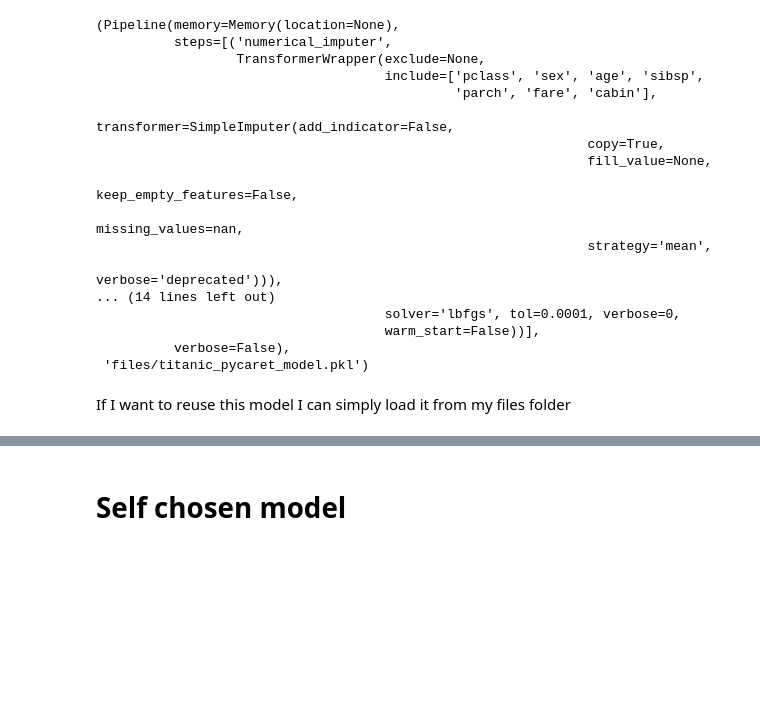
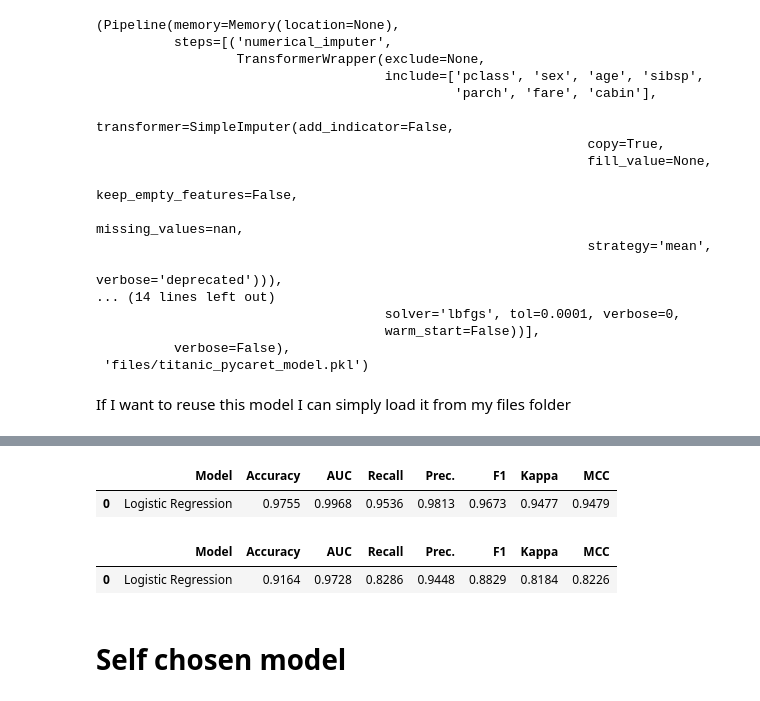
Before and after one commit to kieran31415/DataWizards, a Jupyter notebook: Titanic/titanic.ipynb, the cells around one changed output, grey strips where cells are left out. Drawn from its saved outputs; the diff is of its cells as text; code cells hidden in the pictures; blank space fills up the shorter version.

```diff
--- a/Titanic/titanic.ipynb
+++ b/Titanic/titanic.ipynb
@@ -725,3 +830,13 @@ Pipeline(memory=FastMemory(location=C:\Users\kieran\AppData\Local\Temp\joblib),
+# %%
+measures
+# %% [output]
+|  | Model | Accuracy | AUC | Recall | Prec. | F1 | Kappa | MCC |
+| 0 | Logistic Regression | 0.9755 | 0.9968 | 0.9536 | 0.9813 | 0.9673 | 0.9477 | 0.9479 |
+# %%
+measures_exclude
+# %% [output]
+|  | Model | Accuracy | AUC | Recall | Prec. | F1 | Kappa | MCC |
+| 0 | Logistic Regression | 0.9164 | 0.9728 | 0.8286 | 0.9448 | 0.8829 | 0.8184 | 0.8226 |
 # %% [markdown]
 # Self chosen model
 # %% [markdown]
```
Also changed, not shown: parts of 28 cells of this notebook, 5 other files.
